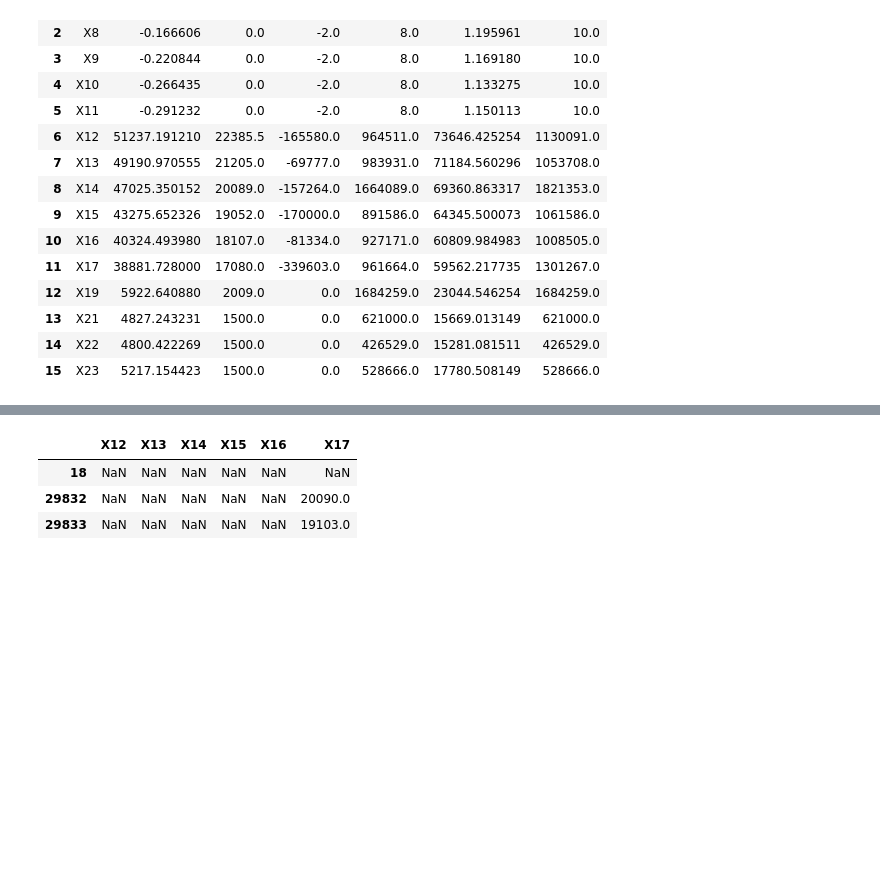
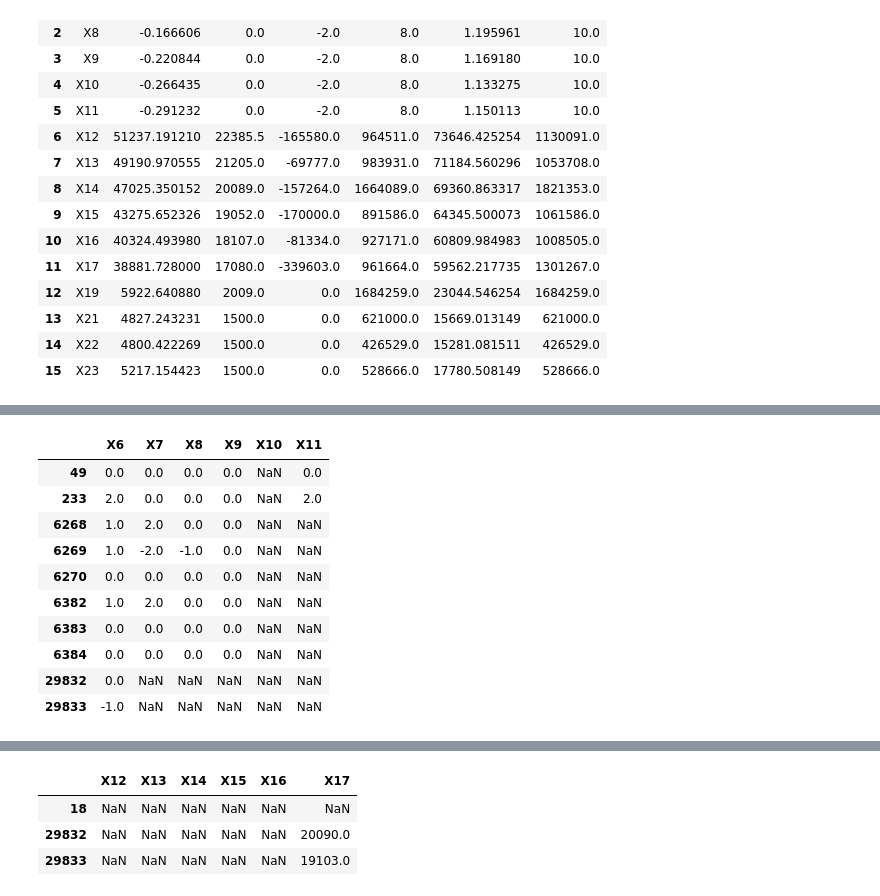
Before and after one commit to PosgradoMNA/actividades-del-projecto-equipo-125, a Jupyter notebook: Semana_3_Actividad_1.ipynb, the cells around one changed output, grey strips where cells are left out. Cells and saved outputs as stored; diff of their text form; code cells hidden in the pictures; blank space fills up the shorter version.

```diff
--- a/Semana_3_Actividad_1.ipynb
+++ b/Semana_3_Actividad_1.ipynb
@@ -235,0 +271,17 @@ mis_data
+# %%
+a3=ndf["X10"].isnull()
+a3=ndf[a3]
+a3
+a3.loc[:,"X6":"X11"]
+# %% [output]
+|  | X6 | X7 | X8 | X9 | X10 | X11 |
+| 49 | 0.0 | 0.0 | 0.0 | 0.0 | NaN | 0.0 |
+| 233 | 2.0 | 0.0 | 0.0 | 0.0 | NaN | 2.0 |
+| 6268 | 1.0 | 2.0 | 0.0 | 0.0 | NaN | NaN |
+| 6269 | 1.0 | -2.0 | -1.0 | 0.0 | NaN | NaN |
+| 6270 | 0.0 | 0.0 | 0.0 | 0.0 | NaN | NaN |
+| 6382 | 1.0 | 2.0 | 0.0 | 0.0 | NaN | NaN |
+| 6383 | 0.0 | 0.0 | 0.0 | 0.0 | NaN | NaN |
+| 6384 | 0.0 | 0.0 | 0.0 | 0.0 | NaN | NaN |
+| 29832 | 0.0 | NaN | NaN | NaN | NaN | NaN |
+| 29833 | -1.0 | NaN | NaN | NaN | NaN | NaN |
```
Also changed, not shown: parts of 11 cells of this notebook.
